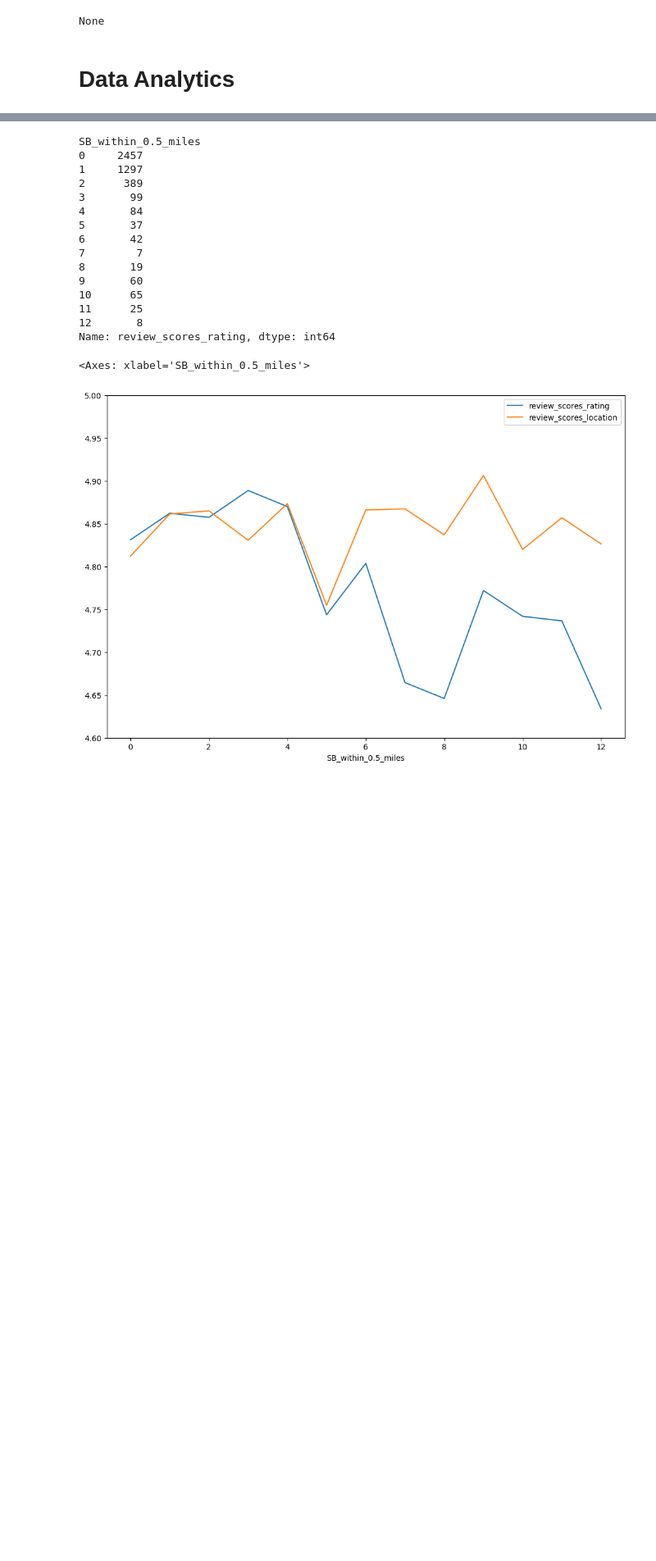
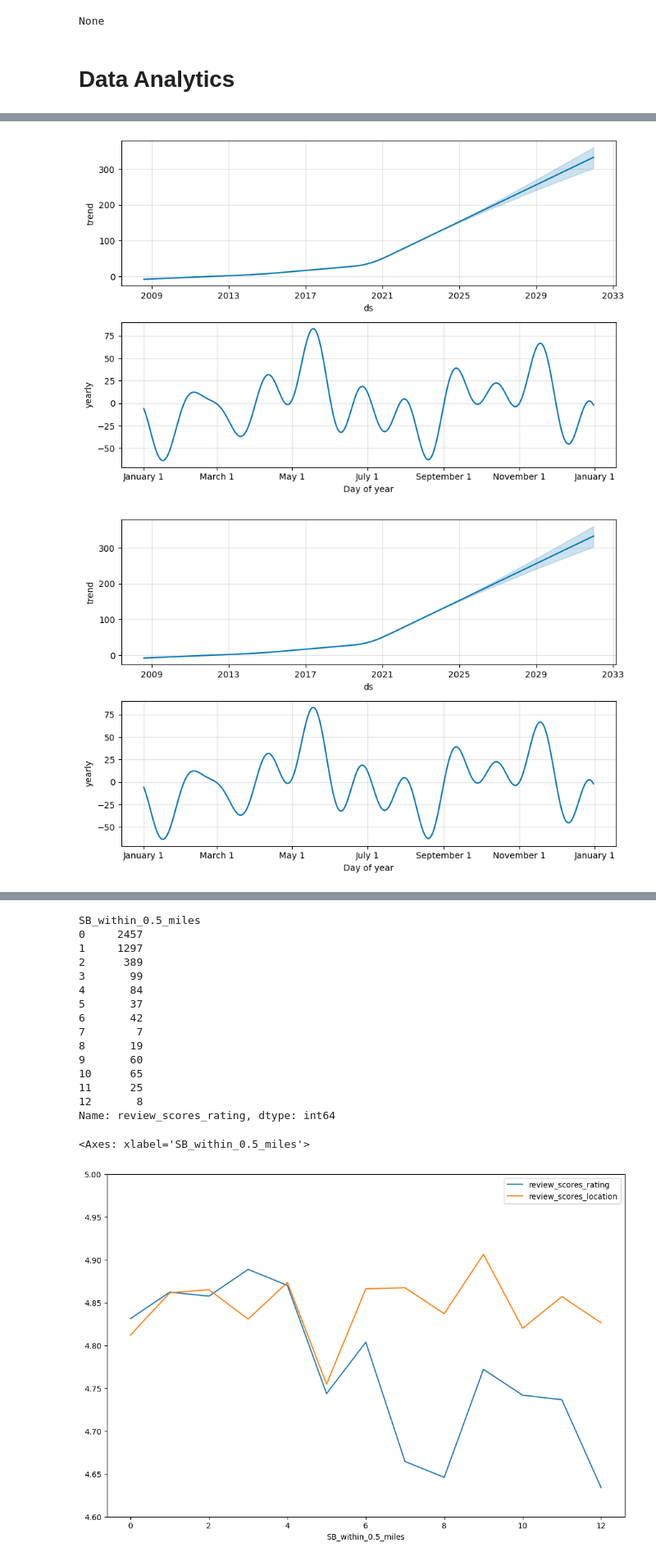
Before and after one commit to mdipinto1/m.c-squared, a Jupyter notebook: data_analysis_notebook_md.ipynb, the cells around one changed output, grey strips where cells are left out. Shown at 82% size. Saved outputs shown, nothing was run; the diff lists cells and outputs as text; code cells hidden in the pictures; blank space fills up the shorter version.

Commit message:
prophet model generated

```diff
--- a/data_analysis_notebook_md.ipynb
+++ b/data_analysis_notebook_md.ipynb
@@ -13,6 +14,9 @@ airbnb_df = pd.read_csv('./Clean_Data/AirBNB_Data.csv')
 #Convert List columns stored as strings to lists
 starbucks_df['airbnb_distances'] = starbucks_df['airbnb_distances'].apply(ast.literal_eval)
 airbnb_df['starbucks_distances'] = airbnb_df['starbucks_distances'].apply(ast.literal_eval)
+#Convert Date columns to Datetime
+airbnb_df['first_review'] = pd.to_datetime(airbnb_df['first_review'])
+airbnb_df['last_review'] = pd.to_datetime(airbnb_df['last_review'])
 #Preview to verify
 display(starbucks_df.head(1))
 display(starbucks_df.info())
@@ -123,3 +111,33 @@ airbnb_df
 # %%
 #Add a column for "price per occupant"
-airbnb_df['price_per_occupant'] = airbnb_df['price']/airbnb_df['accommodates']
+airbnb_df['price_per_occupant'] = round(airbnb_df['price']/airbnb_df['accommodates'],2)
+# %%
+first_review_df = airbnb_df.copy()
+first_review_df.dropna(how='any', inplace=True)
+first_review_df.set_index('first_review',inplace=True)
+first_review_df_agg = first_review_df.groupby([first_review_df.index.year, first_review_df.index.month])
+first_review_df_agg = first_review_df_agg['id'].count().to_frame()
+first_review_df_agg.columns = ['Total_New_Airbnbs']
+first_review_df_agg['dateseries'] = pd.to_datetime(first_review_df_agg.index.get_level_values(0).astype(str)+'-'+first_review_df_agg.index.get_level_values(1).astype(str))
+first_review_df_agg.set_index('dateseries',inplace=True)
+first_review_df_agg.reset_index(inplace=True)
+first_review_df_agg.columns = ['ds','y']
+# first_review_df_agg.to_csv('./Clean_Data/DateSeries_Prophet.csv')
+# %%
+def total_bnbs(row):
+    date = row['ds']
+    total = first_review_df_agg.loc[first_review_df_agg['ds'] <= date]['y'].sum()
+    return total
+
+first_review_df_agg['total_airbnbs'] = first_review_df_agg.apply(total_bnbs, axis=1)
+
+total_bnb_df = first_review_df_agg[['ds','total_airbnbs']].rename(columns={'total_airbnbs':'y'})
+new_bnb_df = first_review_df_agg[['ds','y']]
+# %%
+#model and plot for new airbnbs
+m = prophet.Prophet()
+m.fit(new_bnb_df)
+future_df = m.make_future_dataframe(periods=100, freq='M')
+forecast = m.predict(future_df)
+m.plot_components(forecast)
+# %% [output]
@@ -125,0 +146,2 @@ airbnb_df['price_per_occupant'] = airbnb_df['price']/airbnb_df['accommodates']
+[figure, added]
+[figure, added]
```
Also changed, not shown: parts of 7 cells of this notebook, 1 other file.
